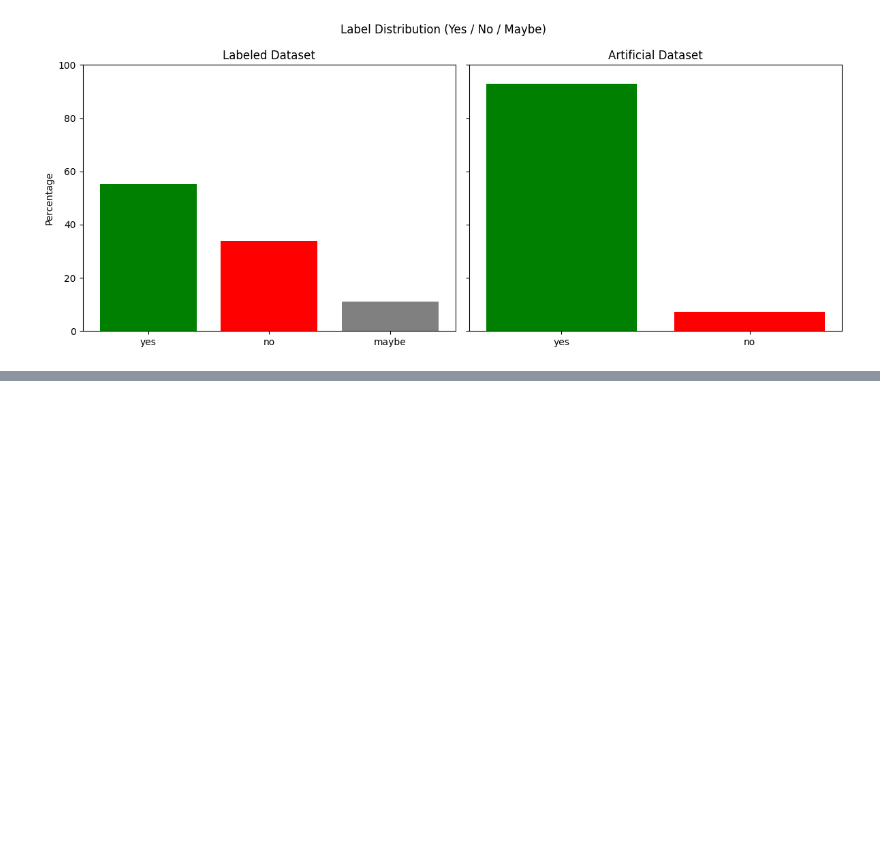
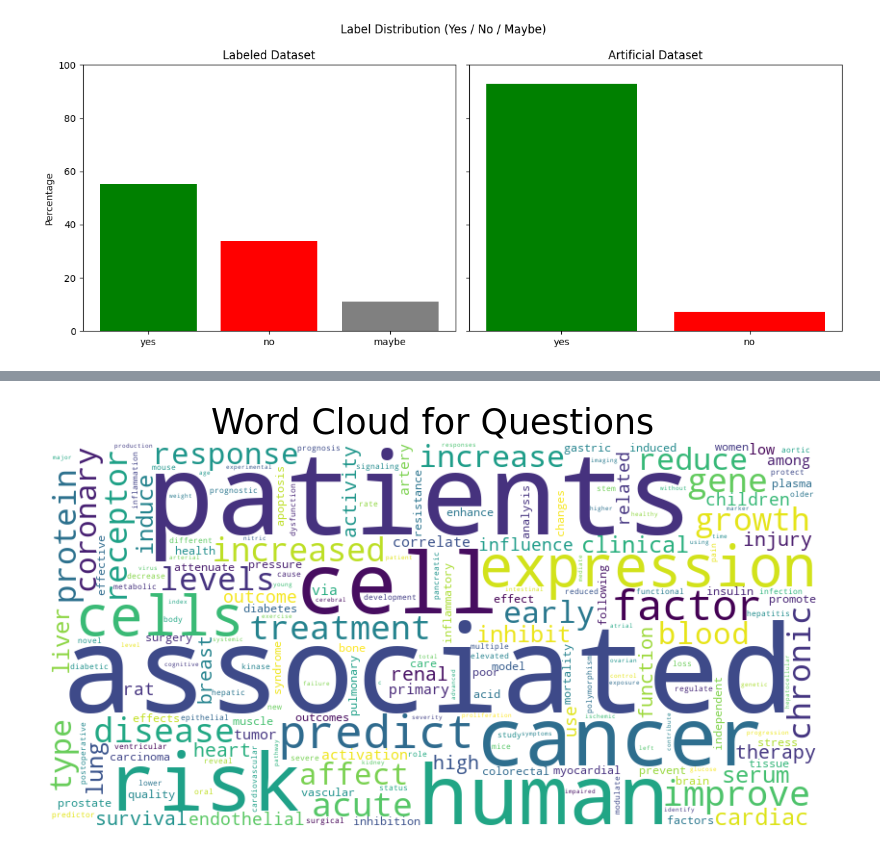
Before and after one commit to KetrinMehmeti/NLP-Project-Group-Angela, a Jupyter notebook: pubmedQA.ipynb, the cells around one changed output, grey strips where cells are left out. Drawn from its saved outputs; the diff is of its cells as text; code cells hidden in the pictures; blank space fills up the shorter version.

```diff
--- a/pubmedQA.ipynb
+++ b/pubmedQA.ipynb
@@ -364,0 +431,11 @@ print(df_artificial['final_decision'].value_counts()['no'])
+# %%
+# Now we compute the total vocabulary across all three datasets for the 'question' field.
+# This is done by combining the vocabularies from the labeled, unlabeled, and artificial datasets.
+
+total_vocab_question = (
+    question_vocab_L + question_vocab_U + question_vocab_A
+)
+
+# Print the 20 most common words in the combined vocabulary of the question feature, along with the total vocabulary size.
+print("\nTop 20 most common words in the entire corpus:", total_vocab_question.most_common(20))
+print("Total vocabulary size across all datasets:", len(total_vocab_question))
@@ -364,0 +508,5 @@ print(df_artificial['final_decision'].value_counts()['no'])
+# %%
+# Generate word clouds for the vocabularies of the feature: 'question' across all three datasets.
+generate_wordcloud(total_vocab_question, "Word Cloud for Questions")
+# %% [output]
+[figure, added]
```
Also changed, not shown: parts of 16 cells of this notebook.
